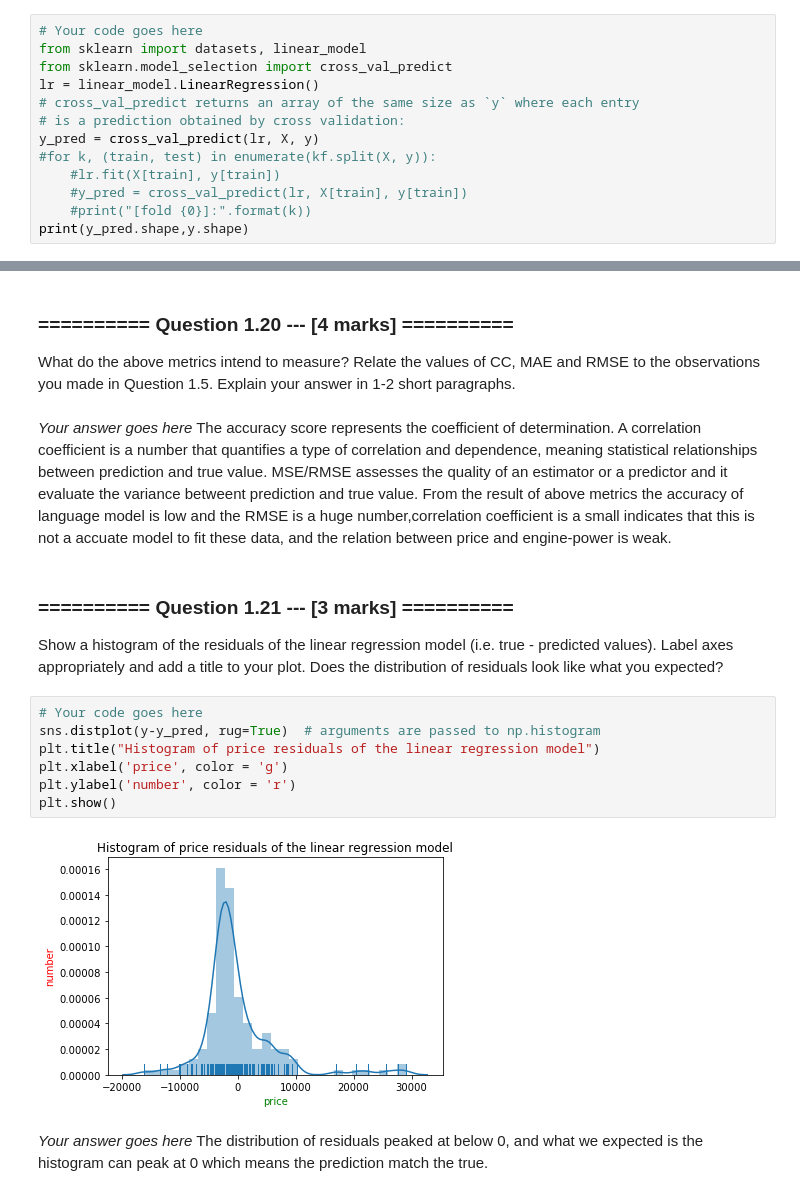
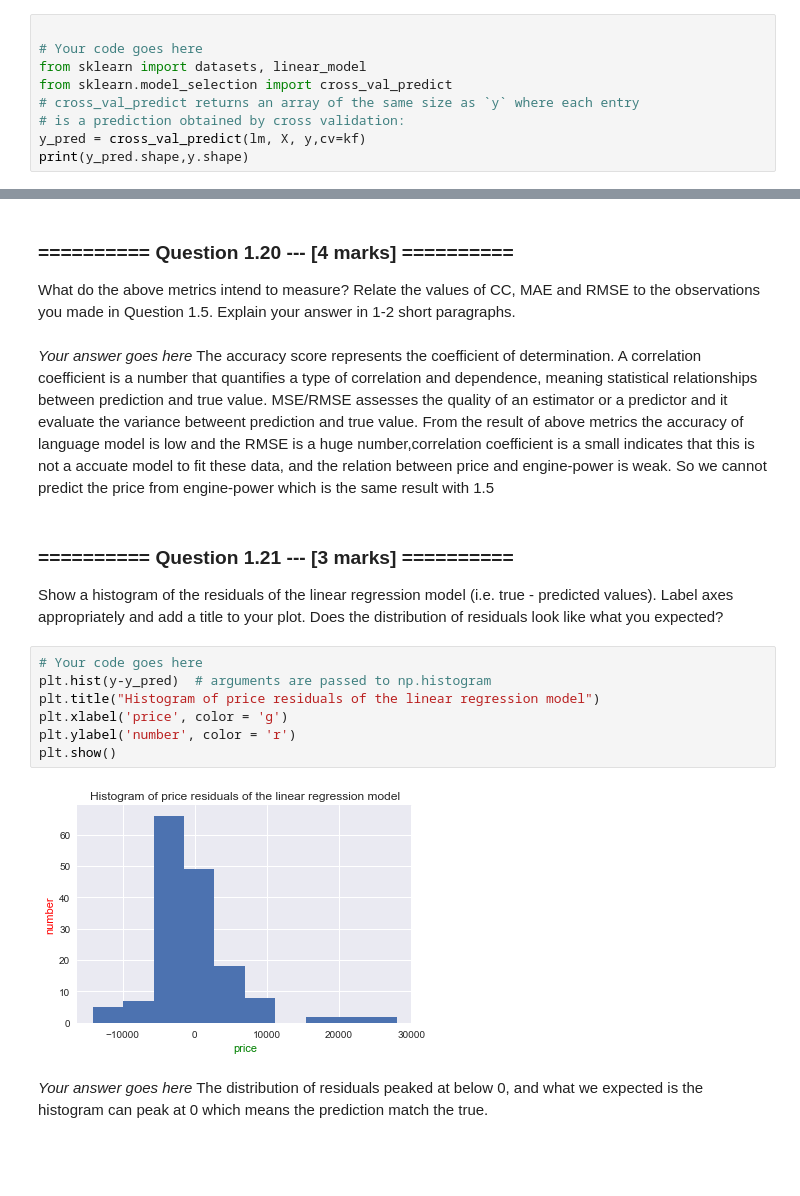
Before and after one commit to JessieWin/1234567, a Jupyter notebook: Downloads/iaml2017-master/05_Assignment_2.ipynb, the cells around one changed output, grey strips where cells are left out. Cells and saved outputs as stored; diff of their text form; blank space fills up the shorter version.

```diff
--- a/Downloads/iaml2017-master/05_Assignment_2.ipynb
+++ b/Downloads/iaml2017-master/05_Assignment_2.ipynb
@@ -325,17 +308,13 @@ for k, (train, test) in enumerate(kf.split(X, y)):
 ### ========== Question 1.18 --- [3 marks] ==========
 Now initialise a new `LinearRegression` model and fit it by making use of the cross-validation iterator, the `X` and `y` arrays defined above and the [`cross_val_predict`](http://scikit-learn.org/stable/modules/generated/sklearn.model_selection.cross_val_predict.html) function. Display the shape of your prediction and confirm it has the same dimensionality as your `y` vector.
 # %%
+
 # Your code goes here
 from sklearn import datasets, linear_model
 from sklearn.model_selection import cross_val_predict
-lr = linear_model.LinearRegression()
 # cross_val_predict returns an array of the same size as `y` where each entry
 # is a prediction obtained by cross validation:
-y_pred = cross_val_predict(lr, X, y)
-#for k, (train, test) in enumerate(kf.split(X, y)):
-    #lr.fit(X[train], y[train])
-    #y_pred = cross_val_predict(lr, X[train], y[train])
-    #print("[fold {0}]:".format(k))
+y_pred = cross_val_predict(lm, X, y,cv=kf)
 print(y_pred.shape,y.shape)
 # %% [output]
 (159,) (159,)
@@ -364,19 +346,19 @@ Correlation Coefficient (CC):0.353
 What do the above metrics intend to measure? Relate the values of CC, MAE and RMSE to the observations you made in Question 1.5. Explain your answer in 1-2 short paragraphs.
 # %% [markdown]
 *Your answer goes here*
-The accuracy score represents the coefficient of determination. A correlation coefficient is a number that quantifies a type of correlation and dependence, meaning statistical relationships between prediction and true value. MSE/RMSE assesses the quality of an estimator or a predictor and it evaluate the variance betweent prediction and true value. From the result of above metrics the accuracy of language model is low and the RMSE is a huge number,correlation coefficient is a small indicates that this is not a accuate model to fit these data, and the relation between price and engine-power is weak.
+The accuracy score represents the coefficient of determination. A correlation coefficient is a number that quantifies a type of correlation and dependence, meaning statistical relationships between prediction and true value. MSE/RMSE assesses the quality of an estimator or a predictor and it evaluate the variance betweent prediction and true value. From the result of above metrics the accuracy of language model is low and the RMSE is a huge number,correlation coefficient is a small indicates that this is not a accuate model to fit these data, and the relation between price and engine-power is weak. So we cannot predict the price from engine-power which is the same result with 1.5
 # %% [markdown]
 ### ========== Question 1.21 --- [3 marks] ==========
 Show a histogram of the residuals of the linear regression model (i.e. true - predicted values). Label axes appropriately and add a title to your plot. Does the distribution of residuals look like what you expected?
 # %%
 # Your code goes here
-sns.distplot(y-y_pred, rug=True)  # arguments are passed to np.histogram
+plt.hist(y-y_pred)  # arguments are passed to np.histogram
 plt.title("Histogram of price residuals of the linear regression model")
 plt.xlabel('price', color = 'g')
 plt.ylabel('number', color = 'r')
 plt.show()
 # %% [output]
-[figure, old version]
+[figure, new version]
 # %% [markdown]
 *Your answer goes here*
 The distribution of residuals peaked at below 0, and what we expected is the histogram can peak at 0 which means the prediction match the true.
```
Also changed, not shown: parts of 58 cells of this notebook.
